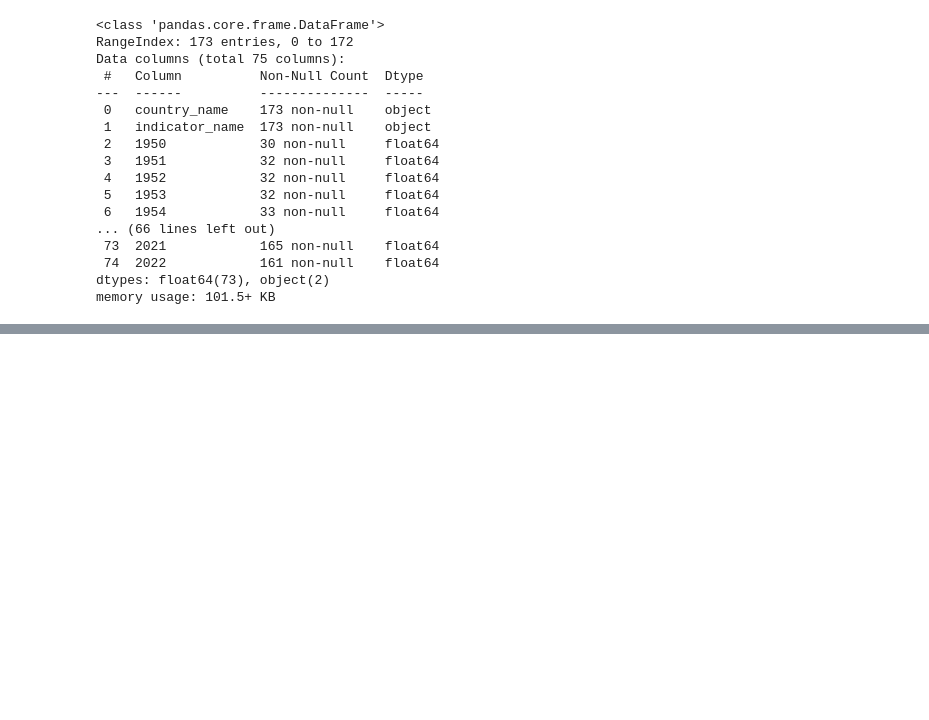
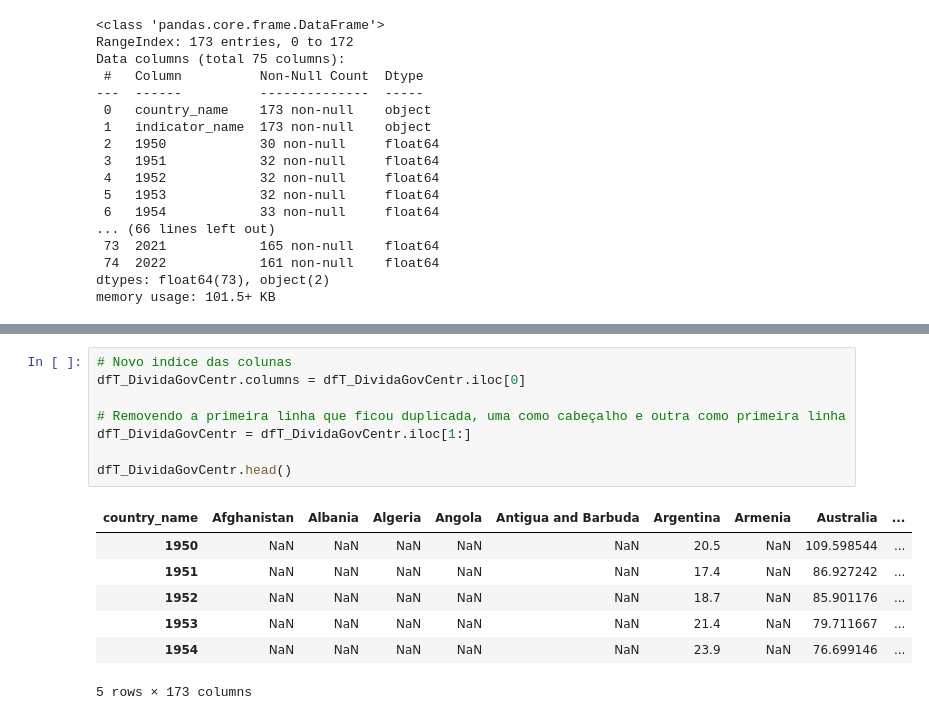
Before and after one commit to caiomiazzi/Global_Debt_Dataset, a Jupyter notebook: explorando_central_government_debts.ipynb, the cells around one changed output, grey strips where cells are left out. Saved outputs shown, nothing was run; the diff lists cells and outputs as text; blank space fills up the shorter version.

```diff
--- a/explorando_central_government_debts.ipynb
+++ b/explorando_central_government_debts.ipynb
@@ -93,0 +185,16 @@ df_DividaGovCentr.isnull()
+# %%
+# Novo indice das colunas
+dfT_DividaGovCentr.columns = dfT_DividaGovCentr.iloc[0]
+
+# Removendo a primeira linha que ficou duplicada, uma como cabeçalho e outra como primeira linha
+dfT_DividaGovCentr = dfT_DividaGovCentr.iloc[1:]
+
+dfT_DividaGovCentr.head()
+# %% [output]
+| country_name | Afghanistan | Albania | Algeria | Angola | Antigua and Barbuda | Argentina | Armenia | Australia | ... |
+| 1950 | NaN | NaN | NaN | NaN | NaN | 20.5 | NaN | 109.598544 | ... |
+| 1951 | NaN | NaN | NaN | NaN | NaN | 17.4 | NaN | 86.927242 | ... |
+| 1952 | NaN | NaN | NaN | NaN | NaN | 18.7 | NaN | 85.901176 | ... |
+| 1953 | NaN | NaN | NaN | NaN | NaN | 21.4 | NaN | 79.711667 | ... |
+| 1954 | NaN | NaN | NaN | NaN | NaN | 23.9 | NaN | 76.699146 | ... |
+5 rows × 173 columns
```
Also changed, not shown: parts of 14 cells of this notebook.
